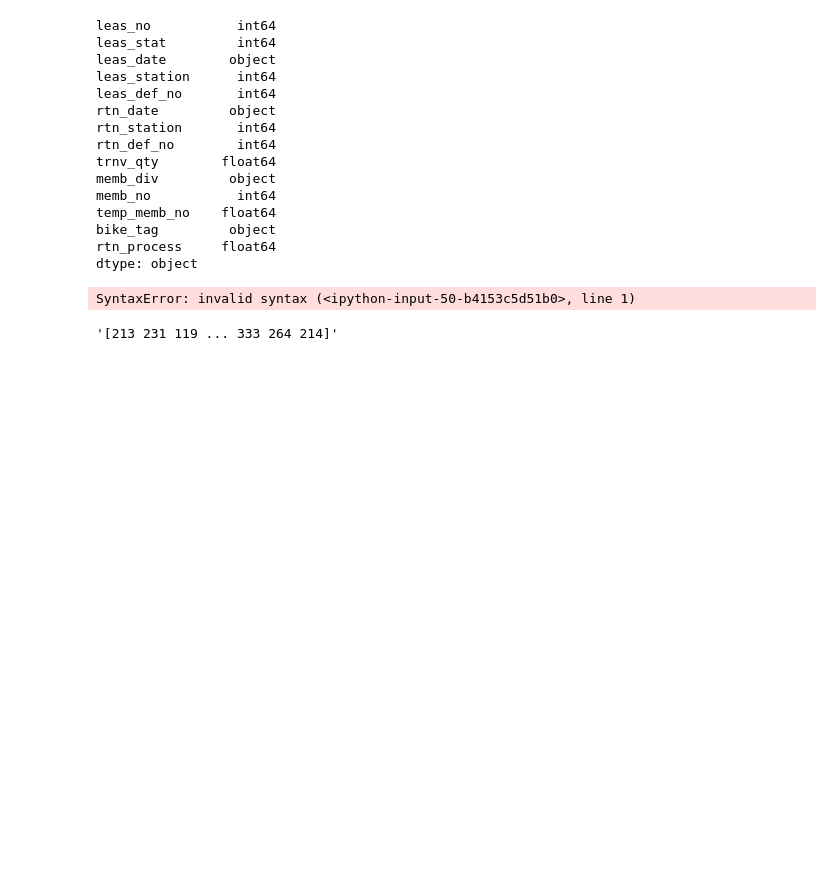
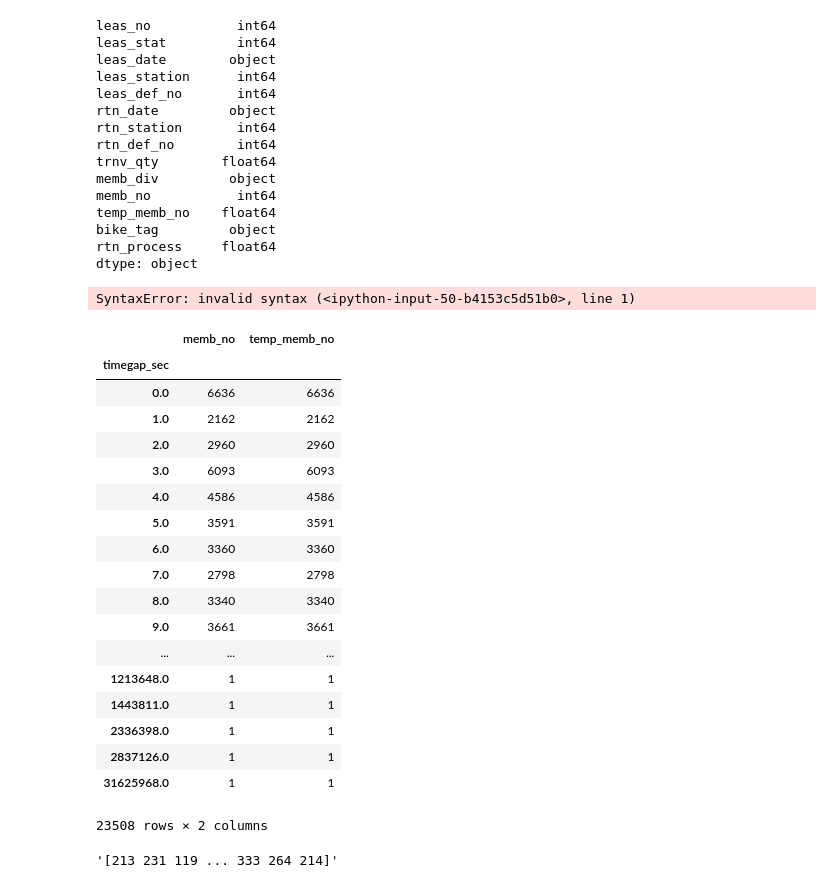
Before and after one commit to jinseriouspark/competition, a Jupyter notebook: goyang_bike/goyang_bike.ipynb, the cells around one changed output. Drawn from its saved outputs; the diff is of its cells as text; code cells hidden in the pictures; blank space fills up the shorter version.

```diff
--- a/goyang_bike/goyang_bike.ipynb
+++ b/goyang_bike/goyang_bike.ipynb
@@ -130,0 +129,22 @@ usage.groupby(['timegap_se'])
+# %%
+usage.groupby(['timegap_sec'])['memb_no','temp_memb_no'].count()
+# %% [output]
+|  | memb_no | temp_memb_no |
+| timegap_sec |  |  |
+| 0.0 | 6636 | 6636 |
+| 1.0 | 2162 | 2162 |
+| 2.0 | 2960 | 2960 |
+| 3.0 | 6093 | 6093 |
+| 4.0 | 4586 | 4586 |
+| 5.0 | 3591 | 3591 |
+| 6.0 | 3360 | 3360 |
+| 7.0 | 2798 | 2798 |
+| 8.0 | 3340 | 3340 |
+| 9.0 | 3661 | 3661 |
+| ... | ... | ... |
+| 1213648.0 | 1 | 1 |
+| 1443811.0 | 1 | 1 |
+| 2336398.0 | 1 | 1 |
+| 2837126.0 | 1 | 1 |
+| 31625968.0 | 1 | 1 |
+23508 rows × 2 columns
```
Also changed, not shown: parts of 3 cells of this notebook.
